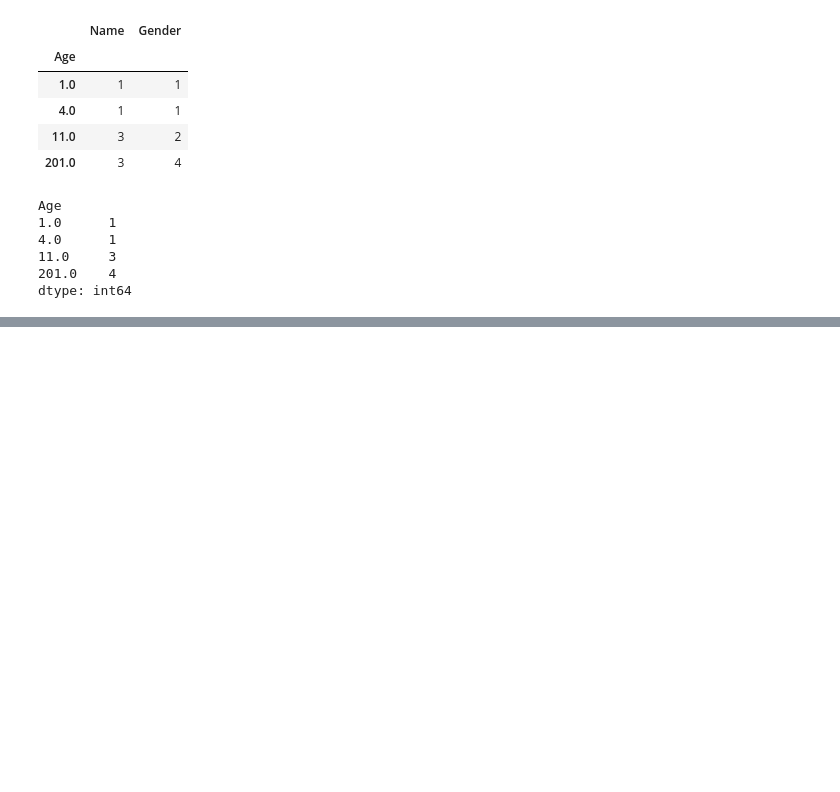
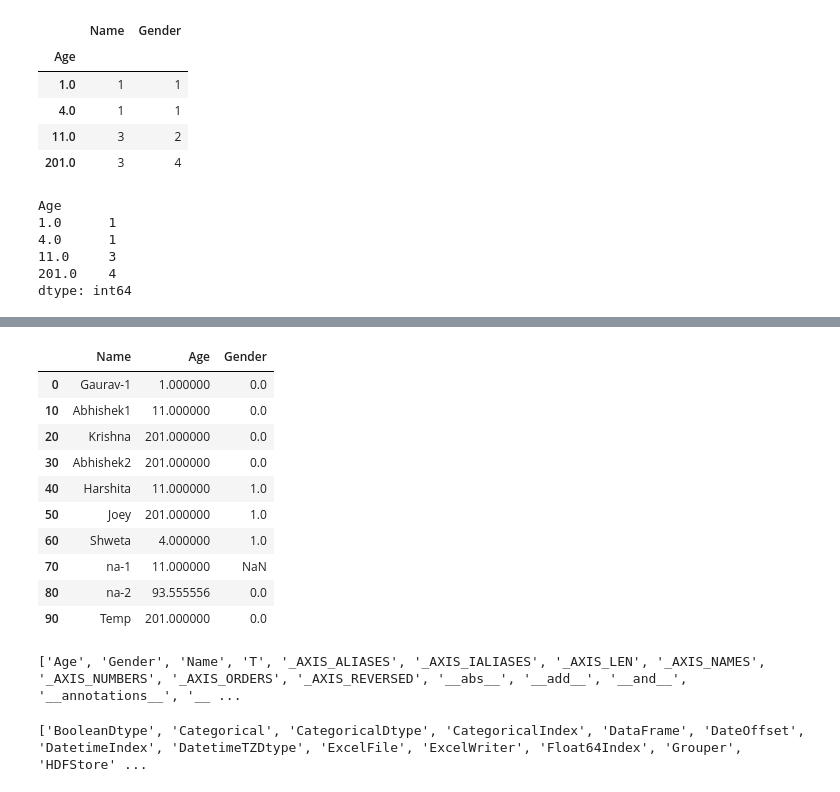
Before and after one commit to leangaurav/dsc_weekennd_2020_08_30, a Jupyter notebook: CODE/S091_10_03Pandas.ipynb, the cells around one changed output, grey strips where cells are left out. Cells and saved outputs as stored; diff of their text form; code cells hidden in the pictures; blank space fills up the shorter version.

```diff
--- a/CODE/S091_10_03Pandas.ipynb
+++ b/CODE/S091_10_03Pandas.ipynb
@@ -1050,0 +1109,14 @@ dtype: int64
+# %%
+df1.fillna({"Name":"Temp", "Age":df1.Age.mean()})
+# %% [output]
+|  | Name | Age | Gender |
+| 0 | Gaurav-1 | 1.000000 | 0.0 |
+| 10 | Abhishek1 | 11.000000 | 0.0 |
+| 20 | Krishna | 201.000000 | 0.0 |
+| 30 | Abhishek2 | 201.000000 | 0.0 |
+| 40 | Harshita | 11.000000 | 1.0 |
+| 50 | Joey | 201.000000 | 1.0 |
+| 60 | Shweta | 4.000000 | 1.0 |
+| 70 | na-1 | 11.000000 | NaN |
+| 80 | na-2 | 93.555556 | 0.0 |
+| 90 | Temp | 201.000000 | 0.0 |
@@ -1050,0 +1125,4 @@ dtype: int64
+# %%
+print(dir(df1))
+# %% [output]
+['Age', 'Gender', 'Name', 'T', '_AXIS_ALIASES', '_AXIS_IALIASES', '_AXIS_LEN', '_AXIS_NAMES', '_AXIS_NUMBERS', '_AXIS_ORDERS', '_AXIS_REVERSED', '__abs__', '__add__', '__and__', '__annotations__', '__ ...
@@ -1050,0 +1131,4 @@ dtype: int64
+# %%
+print(dir(pd))
+# %% [output]
+['BooleanDtype', 'Categorical', 'CategoricalDtype', 'CategoricalIndex', 'DataFrame', 'DateOffset', 'DatetimeIndex', 'DatetimeTZDtype', 'ExcelFile', 'ExcelWriter', 'Float64Index', 'Grouper', 'HDFStore' ...
```
Also changed, not shown: parts of 38 cells of this notebook, 2 other files.
